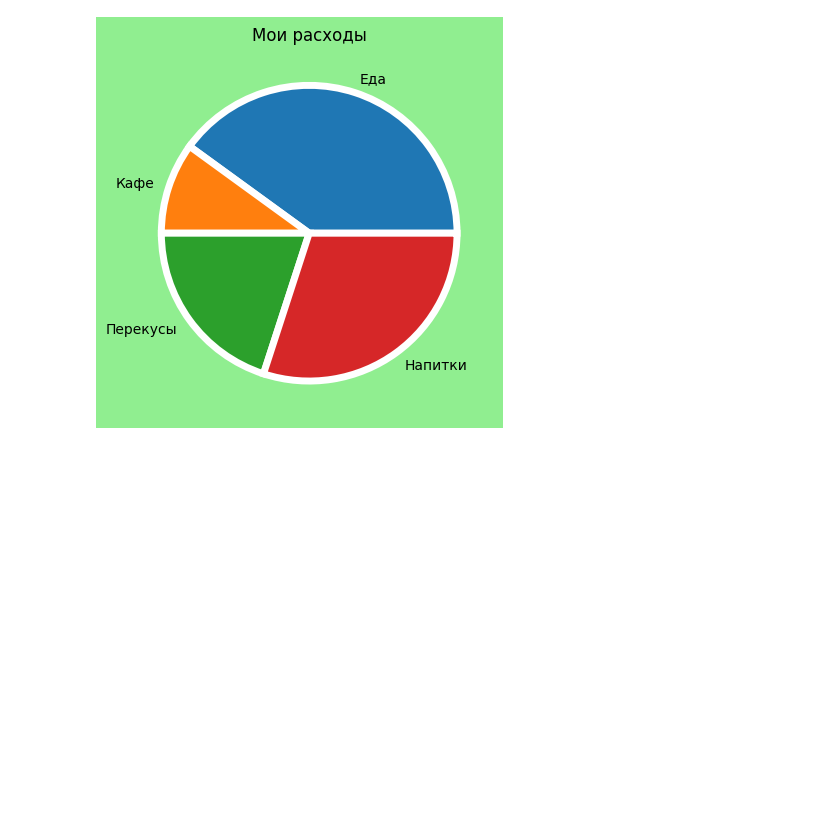
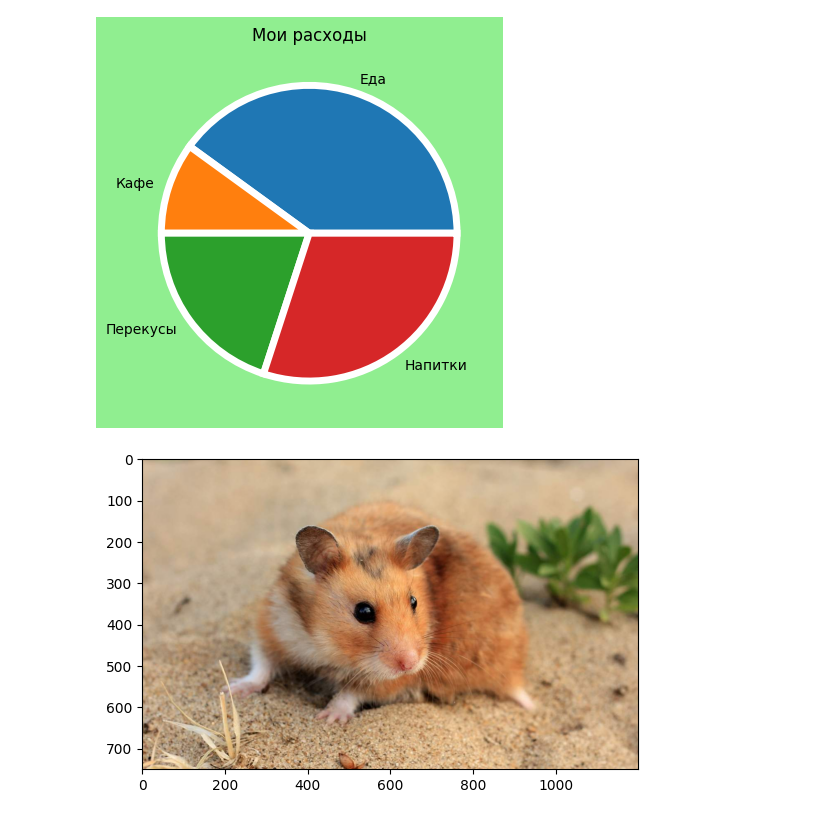
Before and after one commit to BouRHooD/mp2022_224-322_Python, a Jupyter notebook: ClassWork/_9_ClassWork/labMatplotlib.ipynb, the cells around one changed output. Saved outputs shown, nothing was run; the diff lists cells and outputs as text; code cells hidden in the pictures; blank space fills up the shorter version.

```diff
--- a/ClassWork/_9_ClassWork/labMatplotlib.ipynb
+++ b/ClassWork/_9_ClassWork/labMatplotlib.ipynb
@@ -151,3 +151,11 @@ ax.pie(values, labels=labels, wedgeprops={"linewidth": 5, "edgecolor":'white'})
 plt.show()
 # %% [output]
 [figure]
+# %%
+ult = 'image.jpg'
+
+im = plt.imread(ult)
+plt.imshow(im)
+plt.show()
+# %% [output]
+[figure, added]
```
Also changed, not shown: parts of 1 cell of this notebook, 21 other files.
